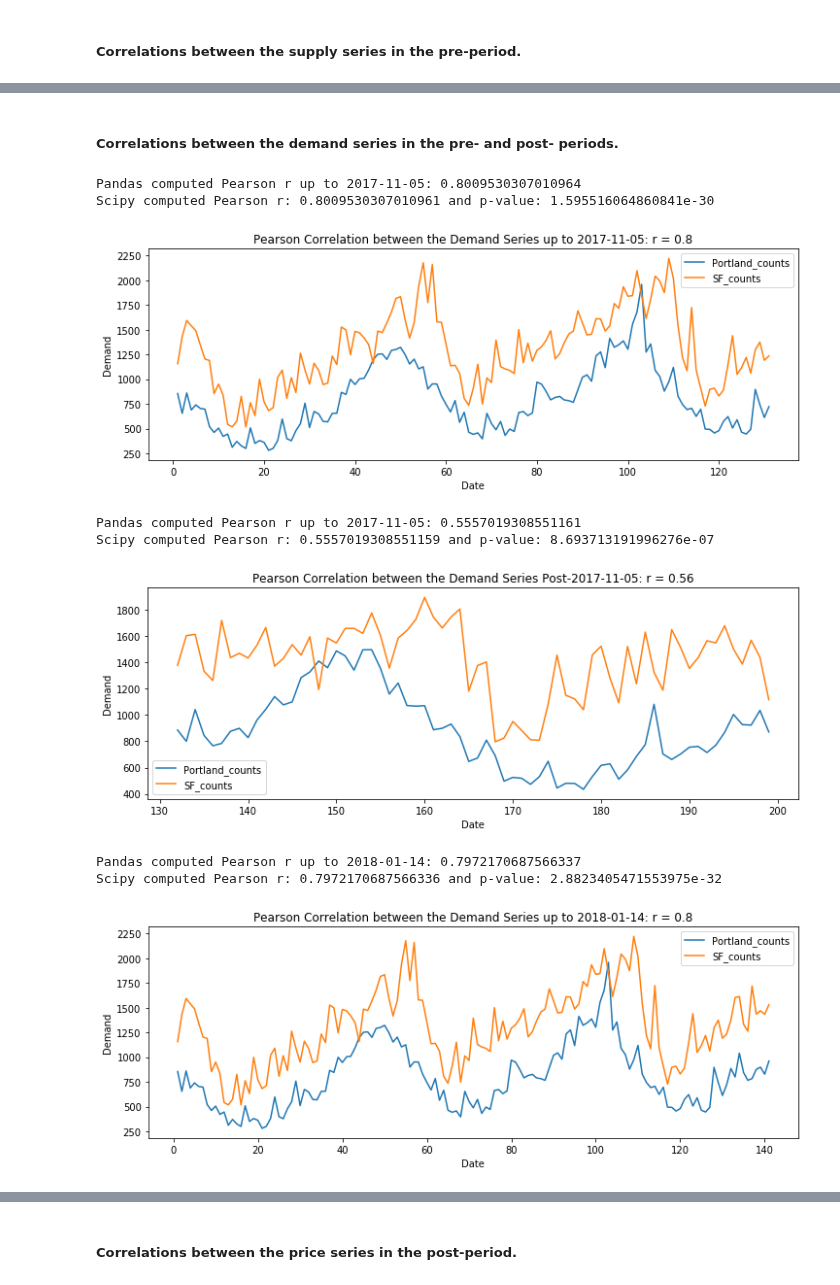
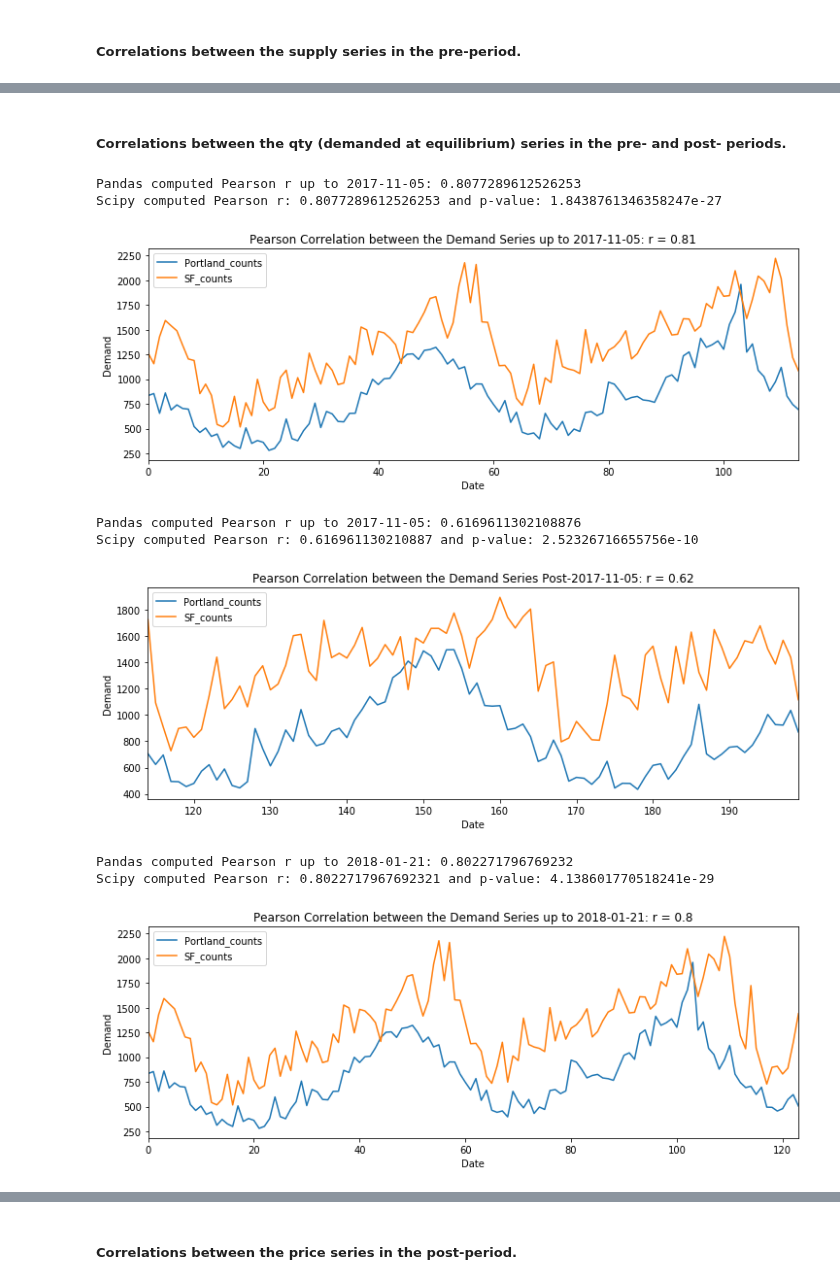
Before and after one commit to karensheng/Airbnb_Regulation, a Jupyter notebook: notebooks/Correlations between time series.ipynb, the cells around one changed output, grey strips where cells are left out. Saved outputs shown, nothing was run; the diff lists cells and outputs as text; code cells hidden in the pictures.

Commit message:
updated charts

```diff
--- a/notebooks/Correlations between time series.ipynb
+++ b/notebooks/Correlations between time series.ipynb
@@ -134,5 +134,5 @@ Scipy computed Pearson r: 0.5966624408262795 and p-value: 0.0006345234141784928
 # %% [markdown]
-##### Correlations between the demand series in the pre- and post- periods.
+##### Correlations between the qty (demanded at equilibrium) series in the pre- and post- periods.
 # %%
 # Include both pre- and post-periods for the demand.
 
@@ -147,7 +147,7 @@ demand = demand.iloc[:,1:3]
 # %%
 dt = '2017-11-05'
 
-pre_demand = demand[1:132]
+pre_demand = demand[0:114]
 
 overall_pearson_r = pre_demand.corr().iloc[0,1]
 print(f"Pandas computed Pearson r up to {dt}: {overall_pearson_r}")
@@ -162,13 +162,13 @@ pre_demand.plot(ax=ax)
 ax.set(xlabel='Date',ylabel='Demand')
 ax.set(title=f"Pearson Correlation between the Demand Series up to {dt}: r = {np.round(overall_pearson_r,2)}");
 # %% [output]
-Pandas computed Pearson r up to 2017-11-05: 0.8009530307010964
-Scipy computed Pearson r: 0.8009530307010961 and p-value: 1.595516064860841e-30
+Pandas computed Pearson r up to 2017-11-05: 0.8077289612526253
+Scipy computed Pearson r: 0.8077289612526253 and p-value: 1.8438761346358247e-27
-[figure, old version]
+[figure, new version]
 # %%
 dt = '2017-11-05'
 
-post_demand = demand[132:]
+post_demand = demand[114:]
 
 overall_pearson_r = post_demand.corr().iloc[0,1]
 print(f"Pandas computed Pearson r up to {dt}: {overall_pearson_r}")
@@ -183,30 +183,30 @@ post_demand.plot(ax=ax)
 ax.set(xlabel='Date',ylabel='Demand')
 ax.set(title=f"Pearson Correlation between the Demand Series Post-{dt}: r = {np.round(overall_pearson_r,2)}");
 # %% [output]
-Pandas computed Pearson r up to 2017-11-05: 0.5557019308551161
-Scipy computed Pearson r: 0.5557019308551159 and p-value: 8.693713191996276e-07
+Pandas computed Pearson r up to 2017-11-05: 0.6169611302108876
+Scipy computed Pearson r: 0.616961130210887 and p-value: 2.52326716655756e-10
-[figure, old version]
+[figure, new version]
 # %%
-dt = '2018-01-14'
+dt = '2018-01-21'
 
-pre_demand = demand[1:142]
+pre_demand = demand[0:124]
 
 overall_pearson_r = pre_demand.corr().iloc[0,1]
 print(f"Pandas computed Pearson r up to {dt}: {overall_pearson_r}")
 
 r, p = stats.pearsonr(pre_demand.dropna()[f"Portland_{var}"], pre_demand.dropna()[f"SF_{var}"])
 print(f"Scipy computed Pearson r: {r} and p-value: {p}")
 
 
 # Compute rolling window synchrony
 f,ax=plt.subplots(figsize=(12,4))
 pre_demand.plot(ax=ax)
 ax.set(xlabel='Date',ylabel='Demand')
 ax.set(title=f"Pearson Correlation between the Demand Series up to {dt}: r = {np.round(overall_pearson_r,2)}");
 # %% [output]
-Pandas computed Pearson r up to 2018-01-14: 0.7972170687566337
-Scipy computed Pearson r: 0.7972170687566336 and p-value: 2.8823405471553975e-32
+Pandas computed Pearson r up to 2018-01-21: 0.802271796769232
+Scipy computed Pearson r: 0.8022717967692321 and p-value: 4.138601770518241e-29
-[figure, old version]
+[figure, new version]
 # %%
 dt = '2018-01-14'
 
```
Also changed, not shown: parts of 12 cells of this notebook, 2 other files.
